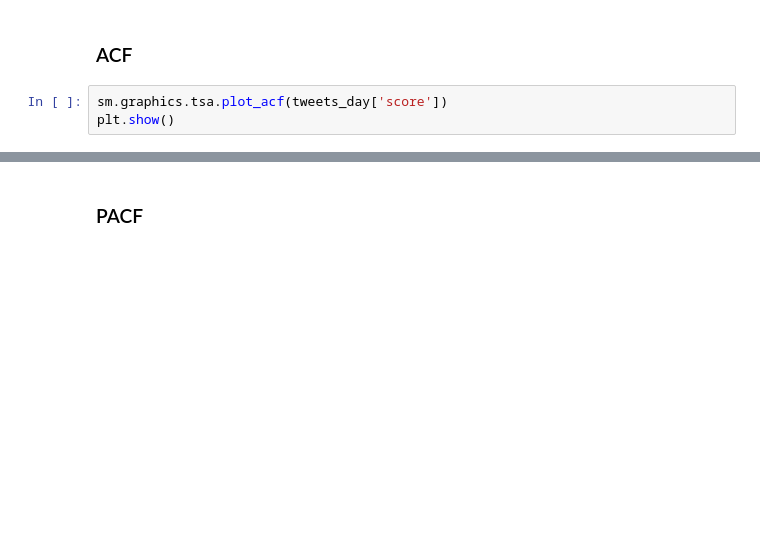
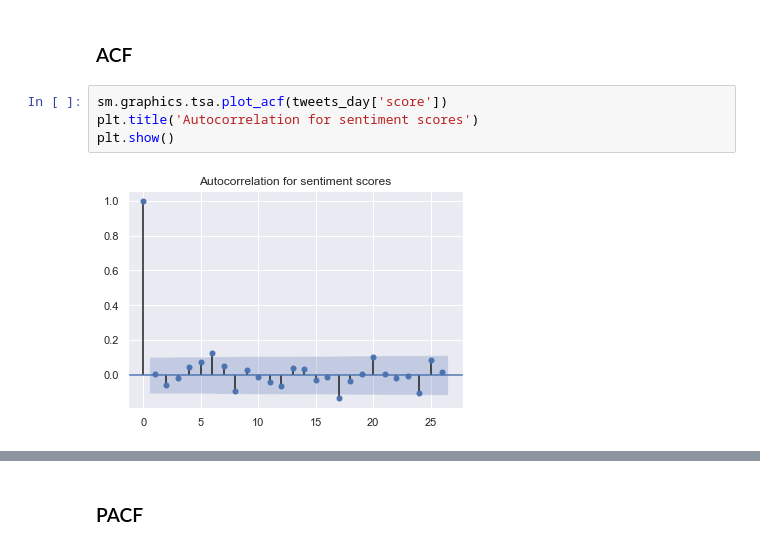
Before and after one commit to camillemd/econometrics, a Jupyter notebook: HMW4/hmw4-econ.ipynb, the cells around one changed output, grey strips where cells are left out. Saved outputs shown, nothing was run; the diff lists cells and outputs as text; blank space fills up the shorter version.

```diff
--- a/HMW4/hmw4-econ.ipynb
+++ b/HMW4/hmw4-econ.ipynb
@@ -341,4 +355,7 @@ Descriptive statistics
 ### ACF
 # %%
 sm.graphics.tsa.plot_acf(tweets_day['score'])
+plt.title('Autocorrelation for sentiment scores')
 plt.show()
+# %% [output]
+[figure, added]
```
Also changed, not shown: parts of 34 cells of this notebook.
